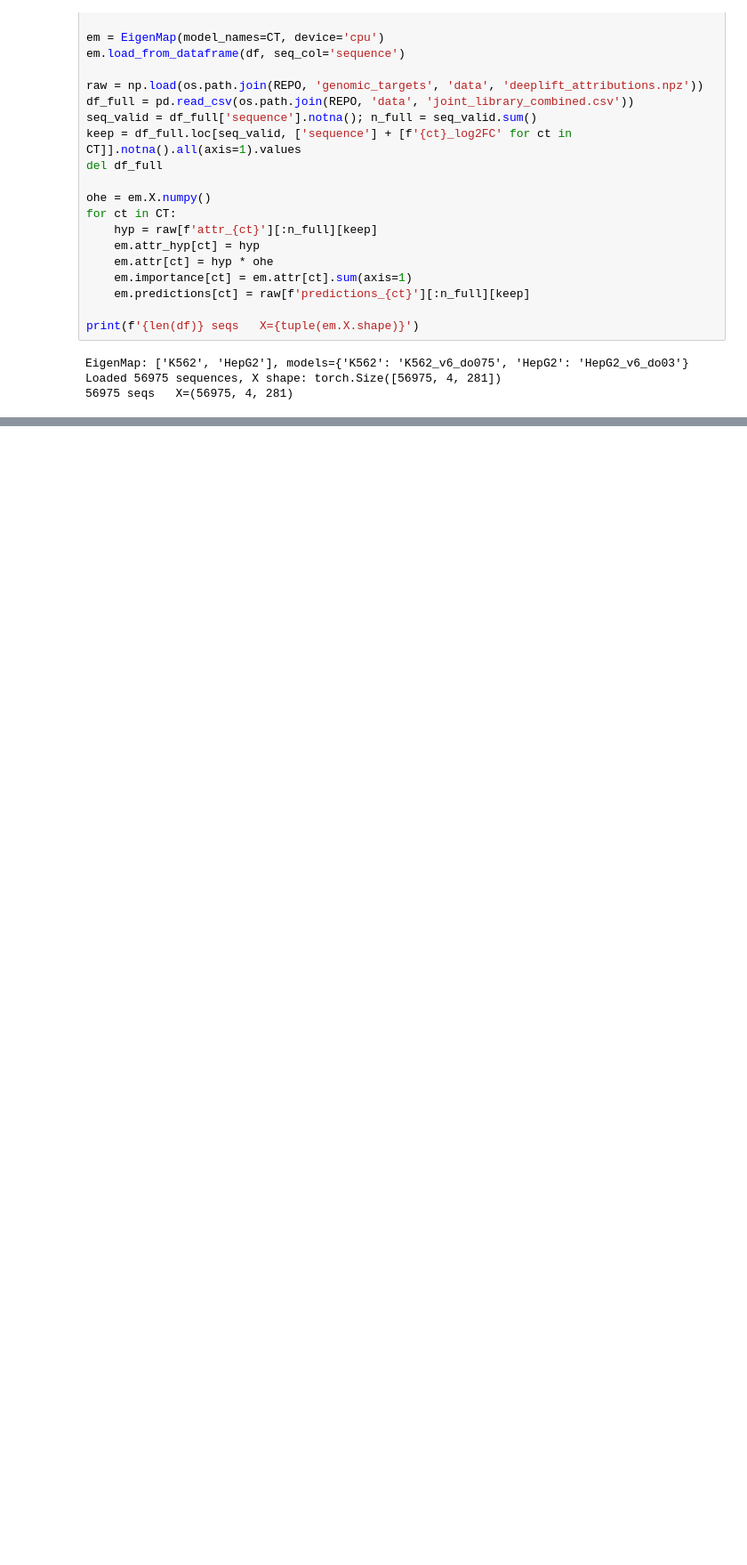
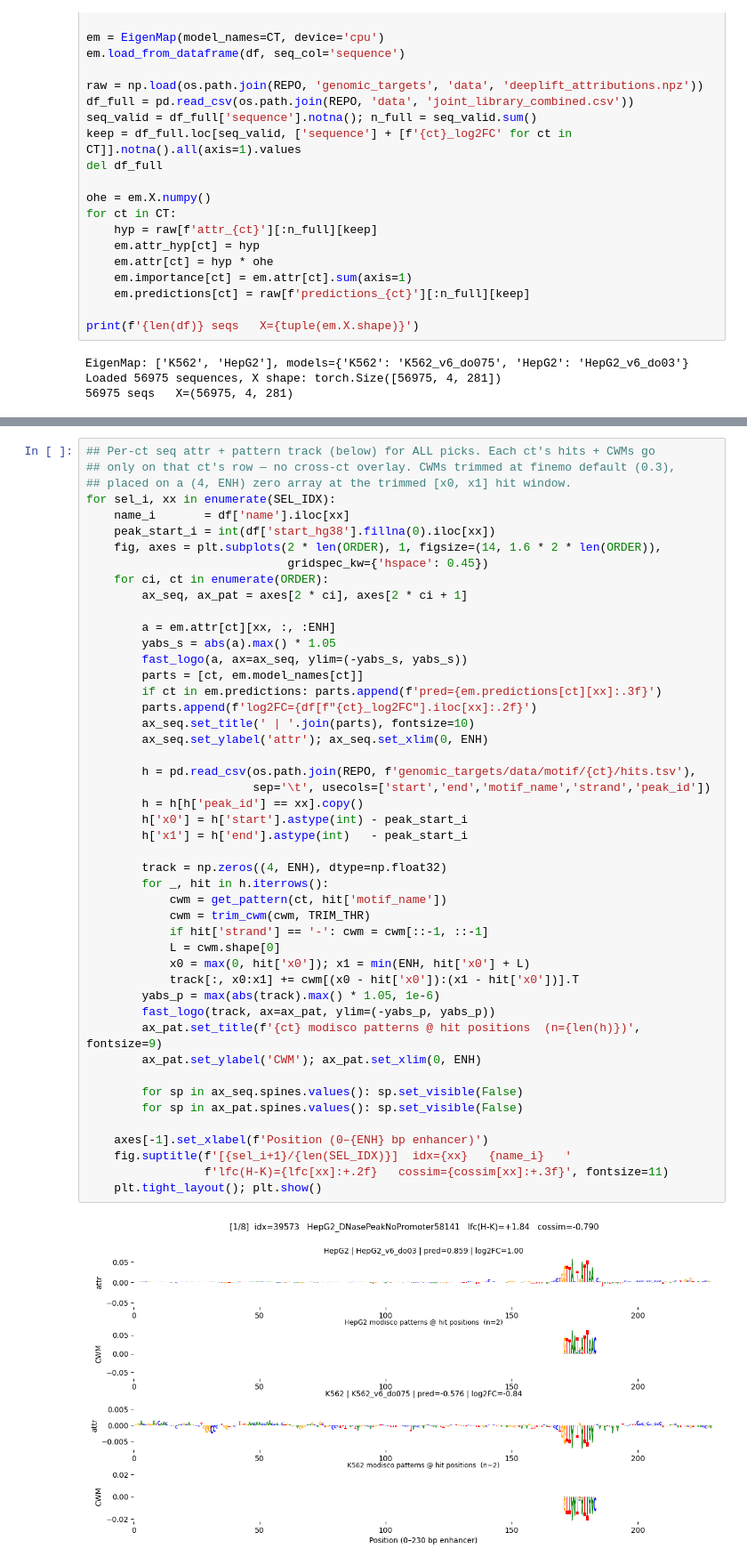
Before and after one commit to pabmantilla/Hippo_dependency_mpra, a Jupyter notebook: genomic_targets/scripts/2d_diff_call/scripts/2d_library.ipynb, the cells around one changed output, grey strips where cells are left out. Shown at 89% size. Drawn from its saved outputs; the diff is of its cells as text; blank space fills up the shorter version.

```diff
--- a/genomic_targets/scripts/2d_diff_call/scripts/2d_library.ipynb
+++ b/genomic_targets/scripts/2d_diff_call/scripts/2d_library.ipynb
@@ -104,0 +262,49 @@ FileNotFoundError: [Errno 2] Unable to synchronously open file (unable to open f
+# %%
+## Per-ct seq attr + pattern track (below) for ALL picks. Each ct's hits + CWMs go
+## only on that ct's row — no cross-ct overlay. CWMs trimmed at finemo default (0.3),
+## placed on a (4, ENH) zero array at the trimmed [x0, x1] hit window.
+for sel_i, xx in enumerate(SEL_IDX):
+    name_i       = df['name'].iloc[xx]
+    peak_start_i = int(df['start_hg38'].fillna(0).iloc[xx])
+    fig, axes = plt.subplots(2 * len(ORDER), 1, figsize=(14, 1.6 * 2 * len(ORDER)),
+                             gridspec_kw={'hspace': 0.45})
+    for ci, ct in enumerate(ORDER):
+        ax_seq, ax_pat = axes[2 * ci], axes[2 * ci + 1]
+
+        a = em.attr[ct][xx, :, :ENH]
+        yabs_s = abs(a).max() * 1.05
+        fast_logo(a, ax=ax_seq, ylim=(-yabs_s, yabs_s))
+        parts = [ct, em.model_names[ct]]
+        if ct in em.predictions: parts.append(f'pred={em.predictions[ct][xx]:.3f}')
+        parts.append(f'log2FC={df[f"{ct}_log2FC"].iloc[xx]:.2f}')
+        ax_seq.set_title(' | '.join(parts), fontsize=10)
+        ax_seq.set_ylabel('attr'); ax_seq.set_xlim(0, ENH)
+
+        h = pd.read_csv(os.path.join(REPO, f'genomic_targets/data/motif/{ct}/hits.tsv'),
+                        sep='\t', usecols=['start','end','motif_name','strand','peak_id'])
+        h = h[h['peak_id'] == xx].copy()
+        h['x0'] = h['start'].astype(int) - peak_start_i
+        h['x1'] = h['end'].astype(int)   - peak_start_i
+
+        track = np.zeros((4, ENH), dtype=np.float32)
+        for _, hit in h.iterrows():
+            cwm = get_pattern(ct, hit['motif_name'])
+            cwm = trim_cwm(cwm, TRIM_THR)
+            if hit['strand'] == '-': cwm = cwm[::-1, ::-1]
+            L = cwm.shape[0]
+            x0 = max(0, hit['x0']); x1 = min(ENH, hit['x0'] + L)
+            track[:, x0:x1] += cwm[(x0 - hit['x0']):(x1 - hit['x0'])].T
+        yabs_p = max(abs(track).max() * 1.05, 1e-6)
+        fast_logo(track, ax=ax_pat, ylim=(-yabs_p, yabs_p))
+        ax_pat.set_title(f'{ct} modisco patterns @ hit positions  (n={len(h)})', fontsize=9)
+        ax_pat.set_ylabel('CWM'); ax_pat.set_xlim(0, ENH)
+
+        for sp in ax_seq.spines.values(): sp.set_visible(False)
+        for sp in ax_pat.spines.values(): sp.set_visible(False)
+
+    axes[-1].set_xlabel(f'Position (0–{ENH} bp enhancer)')
+    fig.suptitle(f'[{sel_i+1}/{len(SEL_IDX)}]  idx={xx}   {name_i}   '
+                 f'lfc(H-K)={lfc[xx]:+.2f}   cossim={cossim[xx]:+.3f}', fontsize=11)
+    plt.tight_layout(); plt.show()
+# %% [output]
+[figure, added]
```
Also changed, not shown: parts of 10 cells of this notebook, 1 other file.
